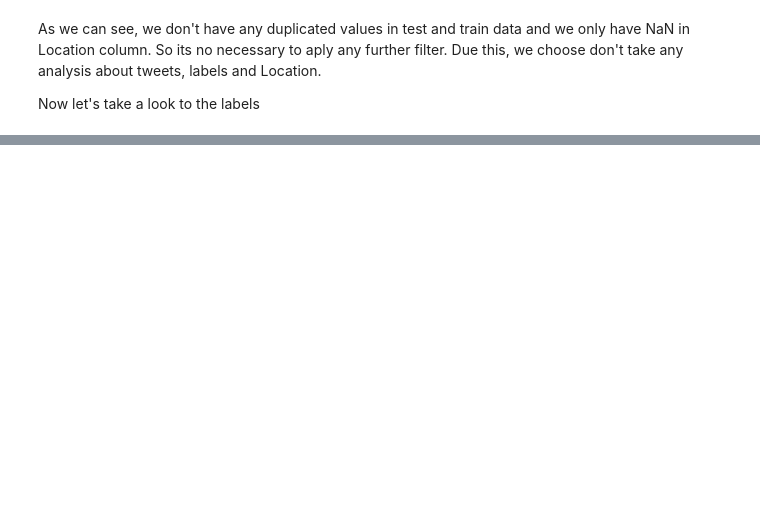
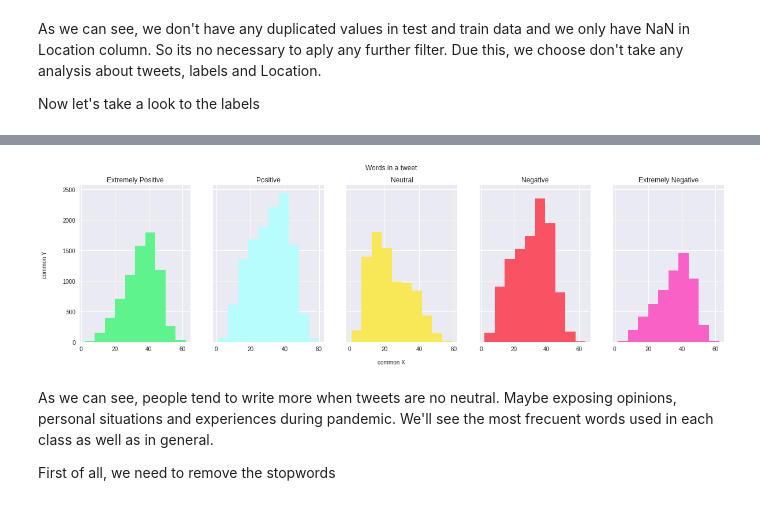
Before and after one commit to EnriqueGap/covid-text_classification, a Jupyter notebook: analysis.ipynb, the cells around one changed output, grey strips where cells are left out. Cells and saved outputs as stored; diff of their text form; code cells hidden in the pictures; blank space fills up the shorter version.

```diff
--- a/analysis.ipynb
+++ b/analysis.ipynb
@@ -91,0 +107,34 @@ Name: Sentiment, dtype: int64
+# %%
+#https://j2logo.com/python/funciones-lambda-en-python/
+fig,(ax1,ax2,ax3,ax4,ax5)=plt.subplots(1,5,figsize=(20,5),sharey=True)
+
+words=data[data['Sentiment']=="Extremely Positive"]['OriginalTweet'].str.split().map(lambda x: len(x))
+ax1.hist(words,color=green)
+ax1.title.set_text('Extremely Positive')
+
+words=data[data['Sentiment']=="Positive"]['OriginalTweet'].str.split().map(lambda x: len(x))
+ax2.hist(words,color=blue)
+ax2.title.set_text('Positive')
+
+words=data[data['Sentiment']=="Neutral"]['OriginalTweet'].str.split().map(lambda x: len(x))
+ax3.hist(words,color=yellow)
+ax3.title.set_text('Neutral')
+
+words=data[data['Sentiment']=="Negative"]['OriginalTweet'].str.split().map(lambda x: len(x))
+ax4.hist(words,color=red)
+ax4.title.set_text('Negative')
+
+words=data[data['Sentiment']=="Extremely Negative"]['OriginalTweet'].str.split().map(lambda x: len(x))
+ax5.hist(words,color=purple)
+ax5.title.set_text('Extremely Negative')
+
+fig.suptitle('Words in a tweet')
+fig.text(0.5, 0.02, 'common X', ha='center')
+fig.text(0.08, 0.5, 'common Y', va='center', rotation='vertical')
+plt.show()
+# %% [output]
+[figure, added]
+# %% [markdown]
+As we can see, people tend to write more when tweets are no neutral. Maybe exposing opinions, personal situations and experiences during pandemic. We'll see the most frecuent words used in each class as well as in general.
+
+First of all, we need to remove the stopwords
```
Also changed, not shown: parts of 14 cells of this notebook.
